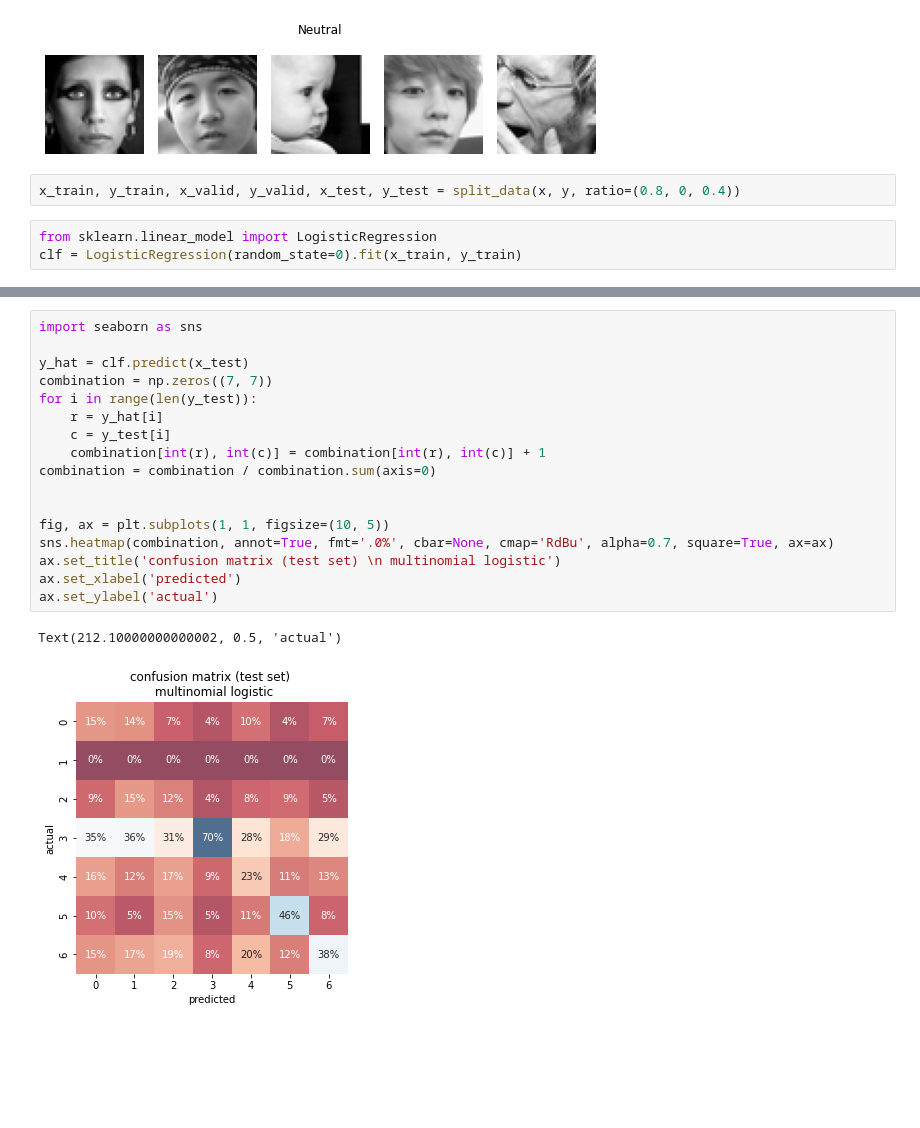
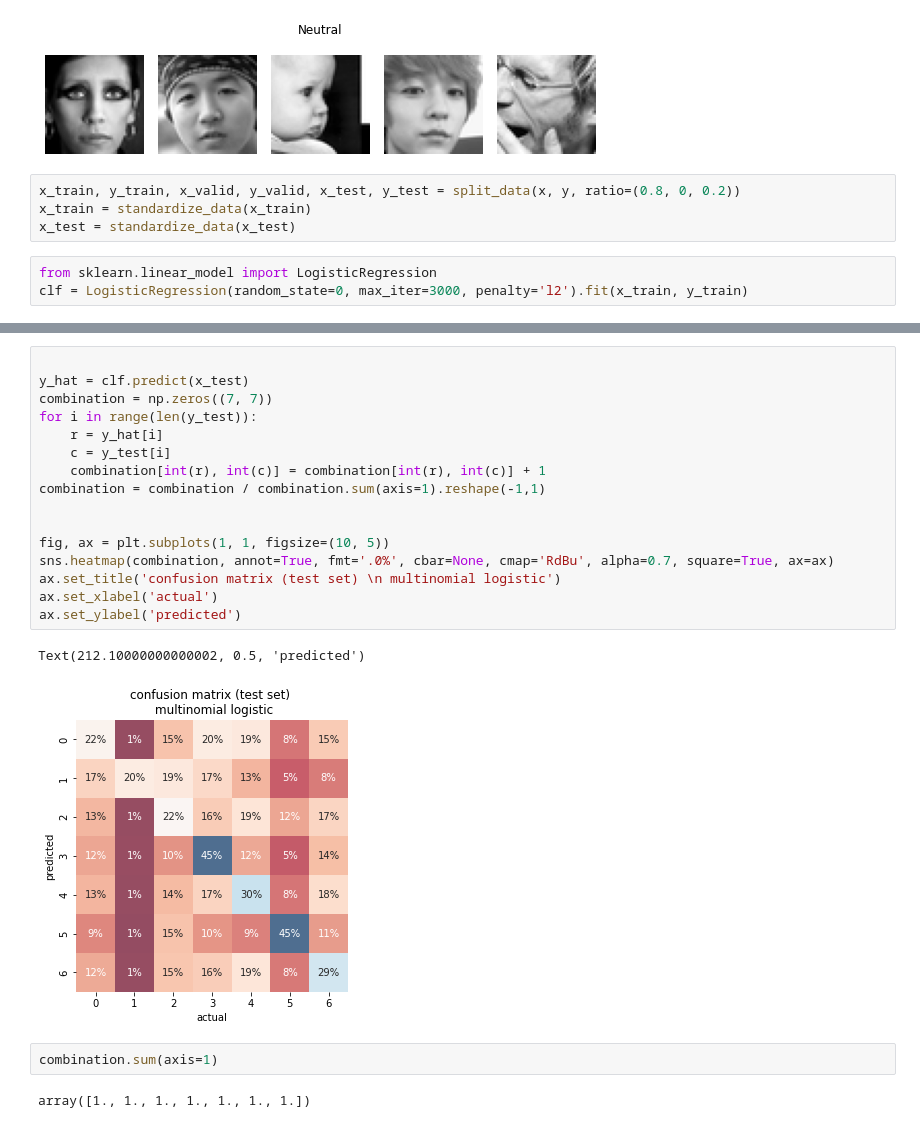
Before and after one commit to seiji594/MTH767P_Group4_project, a Jupyter notebook: dataset_analyses.ipynb, the cells around one changed output, grey strips where cells are left out. Drawn from its saved outputs; the diff is of its cells as text; blank space fills up the shorter version.

```diff
--- a/dataset_analyses.ipynb
+++ b/dataset_analyses.ipynb
@@ -66,7 +66,9 @@ for e in set(y):
 [figure]
 [figure]
 # %%
-x_train, y_train, x_valid, y_valid, x_test, y_test = split_data(x, y, ratio=(0.8, 0, 0.4))
+x_train, y_train, x_valid, y_valid, x_test, y_test = split_data(x, y, ratio=(0.8, 0, 0.2))
+x_train = standardize_data(x_train)
+x_test = standardize_data(x_test)
 # %%
 from sklearn.linear_model import LogisticRegression
-clf = LogisticRegression(random_state=0).fit(x_train, y_train)
+clf = LogisticRegression(random_state=0, max_iter=3000, penalty='l2').fit(x_train, y_train)
@@ -117,20 +122,23 @@ array([[0.15031315, 0.14414414, 0.07421875, 0.04396843, 0.09623095,
 # %%
-import seaborn as sns
 
 y_hat = clf.predict(x_test)
 combination = np.zeros((7, 7))
 for i in range(len(y_test)):
     r = y_hat[i]
     c = y_test[i]
     combination[int(r), int(c)] = combination[int(r), int(c)] + 1
-combination = combination / combination.sum(axis=0)
+combination = combination / combination.sum(axis=1).reshape(-1,1)
 
 
 fig, ax = plt.subplots(1, 1, figsize=(10, 5))
 sns.heatmap(combination, annot=True, fmt='.0%', cbar=None, cmap='RdBu', alpha=0.7, square=True, ax=ax)
 ax.set_title('confusion matrix (test set) \n multinomial logistic')
-ax.set_xlabel('predicted')
-ax.set_ylabel('actual')
+ax.set_xlabel('actual')
+ax.set_ylabel('predicted')
 # %% [output]
-Text(212.10000000000002, 0.5, 'actual')
+Text(212.10000000000002, 0.5, 'predicted')
-[figure, old version]
+[figure, new version]
+# %%
+combination.sum(axis=1)
+# %% [output]
+array([1., 1., 1., 1., 1., 1., 1.])
```
Also changed, not shown: parts of 5 cells of this notebook.
